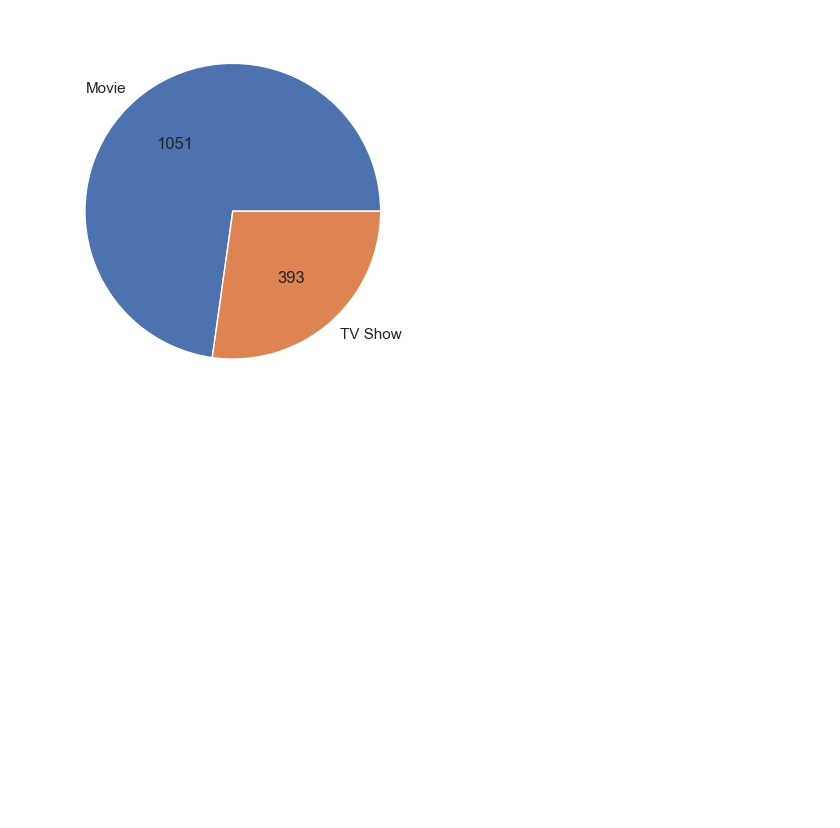
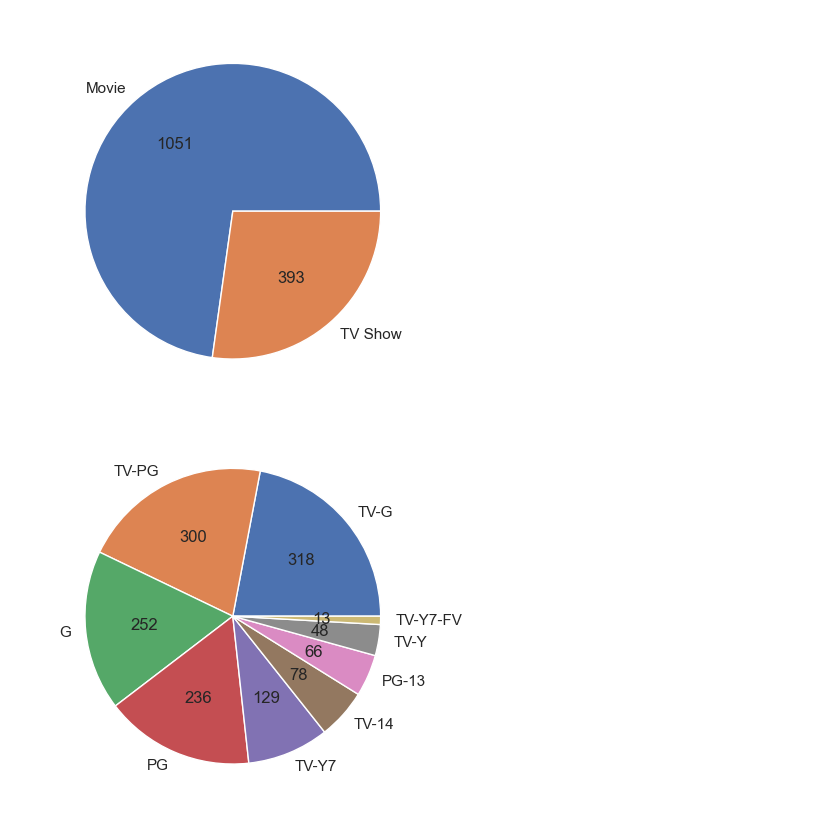
Before and after one commit to dvnatanael/data5006-data-analysis, a Jupyter notebook: Tiny_Data_Analysis_Disney+.ipynb, the cells around one changed output. Saved outputs shown, nothing was run; the diff lists cells and outputs as text; code cells hidden in the pictures; blank space fills up the shorter version.

Commit message:
feat: add pie chart for show rating

```diff
--- a/Tiny_Data_Analysis_Disney+.ipynb
+++ b/Tiny_Data_Analysis_Disney+.ipynb
@@ -130,3 +130,12 @@ _ = plt.pie(
 )
 # %% [output]
 [figure]
+# %%
+data = cleaned_df["title"].groupby("rating").count().sort_values(ascending=False)
+_ = plt.pie(
+    x=data,
+    labels=data.index.get_level_values("rating"),
+    autopct=lambda x: int(x/100 * data.sum()),
+)
+# %% [output]
+[figure, added]
```
